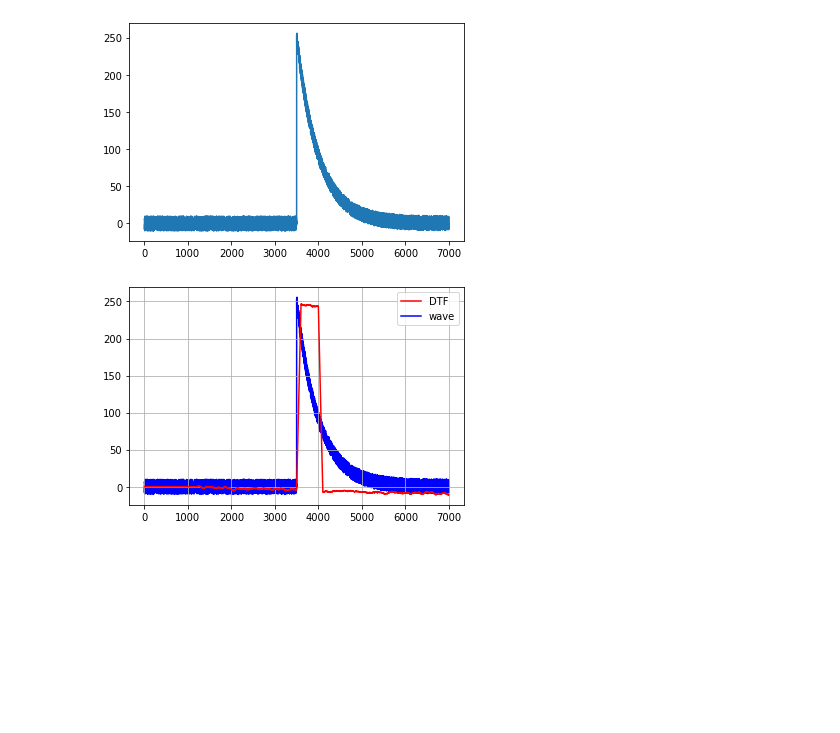
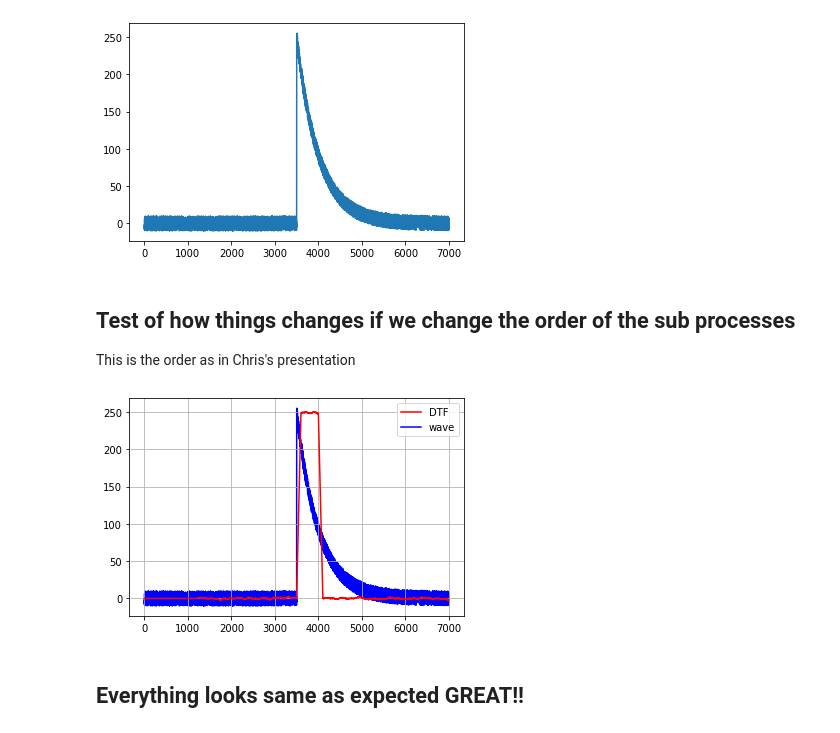
Before and after one commit to himal1/FPGAFilteringWithPython, a Jupyter notebook: Filtering_Correct_STF.ipynb, the cells around one changed output. Drawn from its saved outputs; the diff is of its cells as text; code cells hidden in the pictures; blank space fills up the shorter version.

```diff
--- a/Filtering_Correct_STF.ipynb
+++ b/Filtering_Correct_STF.ipynb
@@ -75,12 +72,32 @@ for i in range(0, length):
+# %% [markdown]
+## Test of how things changes if we change the order of the sub processes
+This is the order as in Chris's presentation
+# %%
+input1_r=T
+trap_n_r=[0]*length
+wave_c_r=[0]*length
+wave_r=[0]*length
+
+for i in range(0, length):
+        #single trapezoidal filter for exponential decay
+        if i>=(4*rise_time +2*flat_top):
+            trap_n_r[i] = input1_r[i]+trap_n_r[i-1]
+            wave_r[i]= input1_r[i]+(1/tau)*trap_n_r[i]
+            wave_c_r[i] = wave_c_r[i-1]+wave_r[i]
+            wave_r[i]=wave_c_r[i]-wave_c_r[i-rise_time]-wave_c_r[i-rise_time-flat_top]+wave_c_r[i-2*rise_time-flat_top]
+for i in range(0, length):
+    wave_r[i] = wave_r[i]/(rise_time)
 # %%
-plt.plot(trap_n, color='r', label='DTF', zorder=2)
+plt.plot(wave_r, color='r', label='DTF', zorder=2)
 ##plt.plot(trap_o, color='g', label='DTF inverted', zorder=1)
 plt.plot(T, color='b', label='wave', zorder=0)
 plt.legend()
 plt.grid()
 plt.show()
 # %% [output]
-[figure, old version]
+[figure, new version]
+# %% [markdown]
+## Everything looks same as expected GREAT!!
 # %%
 plt.plot(trap_n, color='r', label='DTF', zorder=2)
 ##plt.plot(trap_o, color='g', label='DTF inverted', zorder=1)
```
Also changed, not shown: parts of 4 cells of this notebook, 4 other files.
